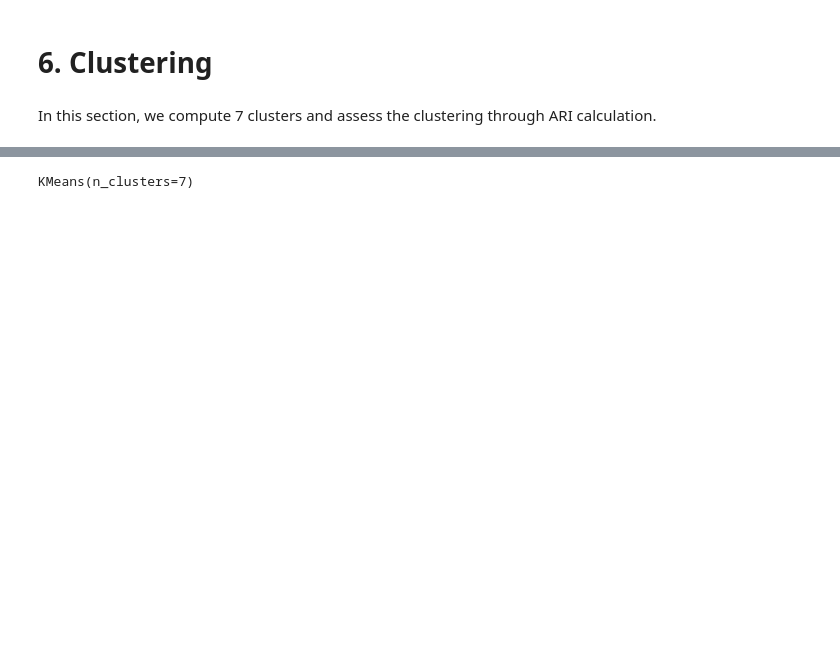
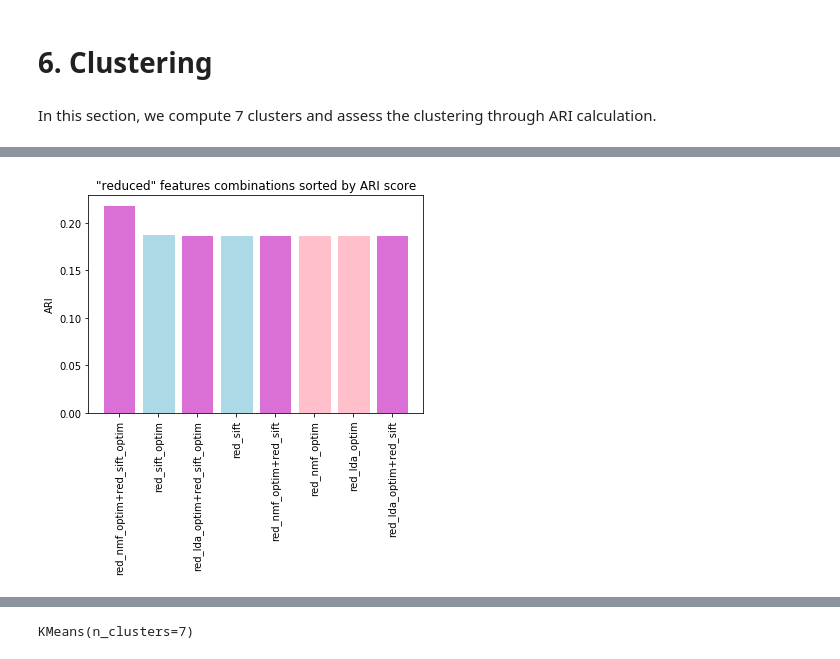
Before and after one commit to EtienneLardeur/P6_ClassificationEngine, a Jupyter notebook: P6_01_Notebook.ipynb, the cells around one changed output, grey strips where cells are left out. Drawn from its saved outputs; the diff is of its cells as text; code cells hidden in the pictures; blank space fills up the shorter version.

```diff
--- a/P6_01_Notebook.ipynb
+++ b/P6_01_Notebook.ipynb
@@ -1236,0 +1285,9 @@ In this section, we compute 7 clusters and assess the clustering through ARI cal
+# %%
+# build combinations of features - same size with itertools
+
+red_text_features = {'None': None,
+                     'red_nmf_optim': nmf_7_offset_pca_std_nmf_optim,
+                     'red_lda_optim': nmf_7_offset_pca_std_lda_optim}
+red_img_features = {'None': None,
+                    'red_sift': nmf_7_offset_pca_std_sift,
+                    'red_sift_optim': nmf_7_offset_pca_std_sift_optim}
@@ -1287,0 +1369,22 @@ plt.xticks(rotation='90', horizontalalignment="center")
+# %%
+# results with same features size reduce by half
+red_results = combine_and_cluster(red_text_features, red_img_features)
+# %%
+# plotting results
+red_results = red_results.sort_values(by='ARI', ascending=False)
+barlist = plt.bar(
+    np.arange(len(red_results)),
+    red_results['ARI'],
+    color='orchid')
+plt.ylabel('ARI')
+plt.title('"reduced" features combinations sorted by ARI score')
+plt.xticks(np.arange(len(red_results)), red_results.index)
+plt.xticks(rotation='90', horizontalalignment="center")
+# for nice plot - remove or adjust
+barlist[1].set_color('lightblue')
+barlist[3].set_color('lightblue')
+barlist[5].set_color('pink')
+barlist[6].set_color('pink')
+plt.show()
+# %% [output]
+[figure, added]
```
Also changed, not shown: parts of 45 cells of this notebook, 1 other file.
